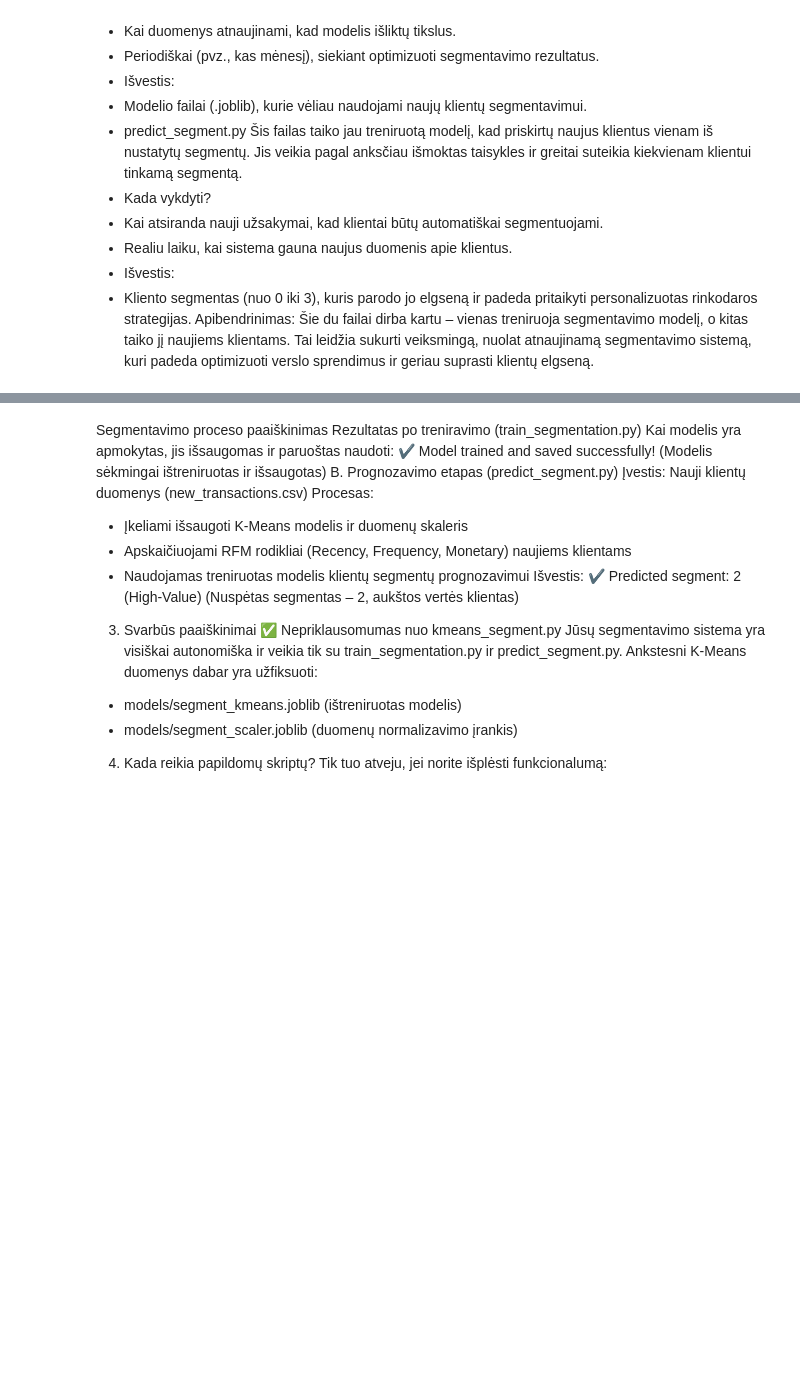
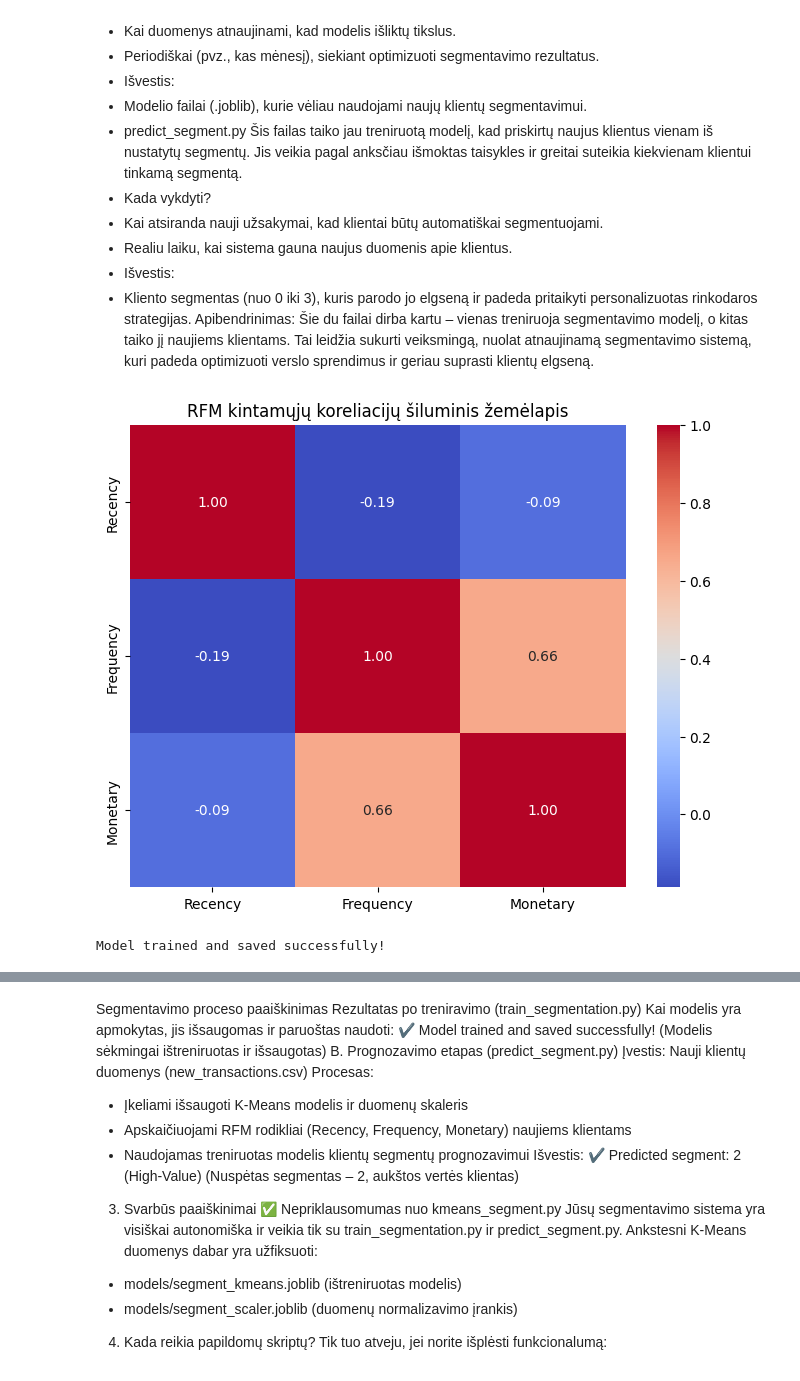
Before and after one commit to Auriumtheone/--Retail-Analytics-Segmentation-Forecasting., a Jupyter notebook: model_training.ipynb, the cells around one changed output, grey strips where cells are left out. Cells and saved outputs as stored; diff of their text form; code cells hidden in the pictures; blank space fills up the shorter version.

```diff
--- a/model_training.ipynb
+++ b/model_training.ipynb
@@ -107,3 +28,78 @@ if __name__ == "__main__":
+# %%
+import pandas as pd
+import numpy as np
+from sklearn.cluster import KMeans
+from sklearn.preprocessing import StandardScaler
+import joblib
+import matplotlib.pyplot as plt
+import seaborn as sns
+
+def load_data(filepath):
+    """Load and preprocess retail data"""
+    df = pd.read_csv(filepath, parse_dates=['InvoiceDate'])
+    current_date = df['InvoiceDate'].max() + pd.DateOffset(days=1)
+
+    # Calculate RFM
+    rfm = df.groupby('Customer_ID').agg({
+        'InvoiceDate': lambda x: (current_date - x.max()).days,
+        'Invoice': 'nunique',
+        'Revenue': 'sum'
+    }).rename(columns={
+        'InvoiceDate': 'Recency',
+        'Invoice': 'Frequency',
+        'Revenue': 'Monetary'
+    })
+
+    return rfm
+
+def train_model(rfm_data, n_clusters=4):
+    """Train and save segmentation model"""
+    # Log transformation
+    rfm_log = np.log1p(rfm_data[['Recency', 'Frequency', 'Monetary']])
+
+    # Standardization
+    scaler = StandardScaler()
+    rfm_scaled = scaler.fit_transform(rfm_log)
+
+    # Train KMeans
+    kmeans = KMeans(n_clusters=n_clusters, random_state=42)
+    kmeans.fit(rfm_scaled)
+
+    # Save artifacts
+    joblib.dump(kmeans, 'models/segment_kmeans.joblib')
+    joblib.dump(scaler, 'models/segment_scaler.joblib')
+
+    return kmeans, scaler
+
+
+
+if __name__ == "__main__":
+    # Append new data to historical
+    new_data = pd.read_csv('data/new_transactions.csv')
+    historical = pd.read_csv('data/processed/cleaned_online_retail.csv')
+    updated_data = pd.concat([historical, new_data])
+    updated_data.to_csv('data/processed/cleaned_online_retail.csv', index=False)
+
+    # Now train
+    rfm_data = load_data('data/processed/cleaned_online_retail.csv')
+
+
+
+    plt.figure(figsize=(8,6))
+    sns.heatmap(rfm_data.corr(), annot=True, cmap='coolwarm', fmt='.2f')
+    plt.title("RFM kintamųjų koreliacijų šiluminis žemėlapis")
+    plt.show()
+
+
+
+
+
+    model, scaler = train_model(rfm_data)
+
+    print("Model trained and saved successfully!")
+# %% [output]
+[figure, added]
+Model trained and saved successfully!
 # %%
 import pandas as pd
 import numpy as np
```
Also changed, not shown: parts of 3 cells of this notebook, 6 other files.
